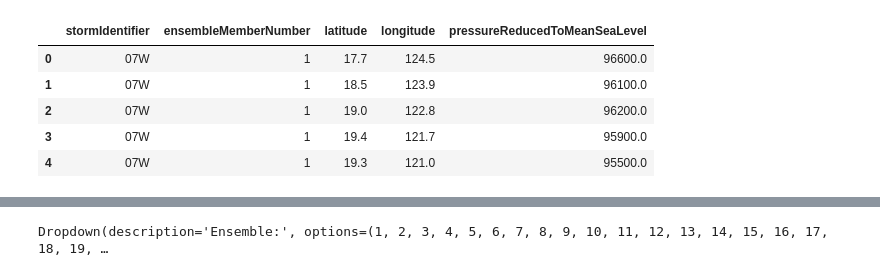
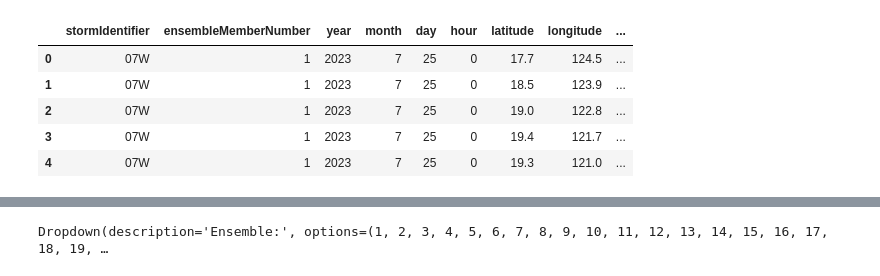
Before and after one commit to ECMWFCode4Earth/TropiDash, a Jupyter notebook: notebooks-examples-trials/trials/cyclone_track_plot_trial.ipynb, the cells around one changed output, grey strips where cells are left out. Drawn from its saved outputs; the diff is of its cells as text; code cells hidden in the pictures.

```diff
--- a/notebooks-examples-trials/trials/cyclone_track_plot_trial.ipynb
+++ b/notebooks-examples-trials/trials/cyclone_track_plot_trial.ipynb
@@ -17,15 +17,14 @@ import ipywidgets as widgets
 # %%
 # Import bufr file of the TC track
 df = pdbufr.read_bufr("../data/A_JSXX01ECEP250000_C_ECMP_20230725000000_tropical_cyclone_track_DOKSURI_124p6degE_17p6degN_bufr4.bin",
-    columns=("stormIdentifier", "ensembleMemberNumber", "latitude", "longitude",
-             "pressureReducedToMeanSeaLevel",))
+    columns=("stormIdentifier", "ensembleMemberNumber", "latitude", "longitude", "year", "month", "day", "hour", "pressureReducedToMeanSeaLevel"))
 # Save the number of ensembles in a list
-members = df.ensembleMemberNumber.unique()
+# members = df.ensembleMemberNumber.unique()
 df.head()
 # %% [output]
-|  | stormIdentifier | ensembleMemberNumber | latitude | longitude | pressureReducedToMeanSeaLevel |
-| 0 | 07W | 1 | 17.7 | 124.5 | 96600.0 |
-| 1 | 07W | 1 | 18.5 | 123.9 | 96100.0 |
-| 2 | 07W | 1 | 19.0 | 122.8 | 96200.0 |
-| 3 | 07W | 1 | 19.4 | 121.7 | 95900.0 |
-| 4 | 07W | 1 | 19.3 | 121.0 | 95500.0 |
+|  | stormIdentifier | ensembleMemberNumber | year | month | day | hour | latitude | longitude | ... |
+| 0 | 07W | 1 | 2023 | 7 | 25 | 0 | 17.7 | 124.5 | ... |
+| 1 | 07W | 1 | 2023 | 7 | 25 | 0 | 18.5 | 123.9 | ... |
+| 2 | 07W | 1 | 2023 | 7 | 25 | 0 | 19.0 | 122.8 | ... |
+| 3 | 07W | 1 | 2023 | 7 | 25 | 0 | 19.4 | 121.7 | ... |
+| 4 | 07W | 1 | 2023 | 7 | 25 | 0 | 19.3 | 121.0 | ... |
```
Also changed, not shown: parts of 1 cell of this notebook, 5 other files.
